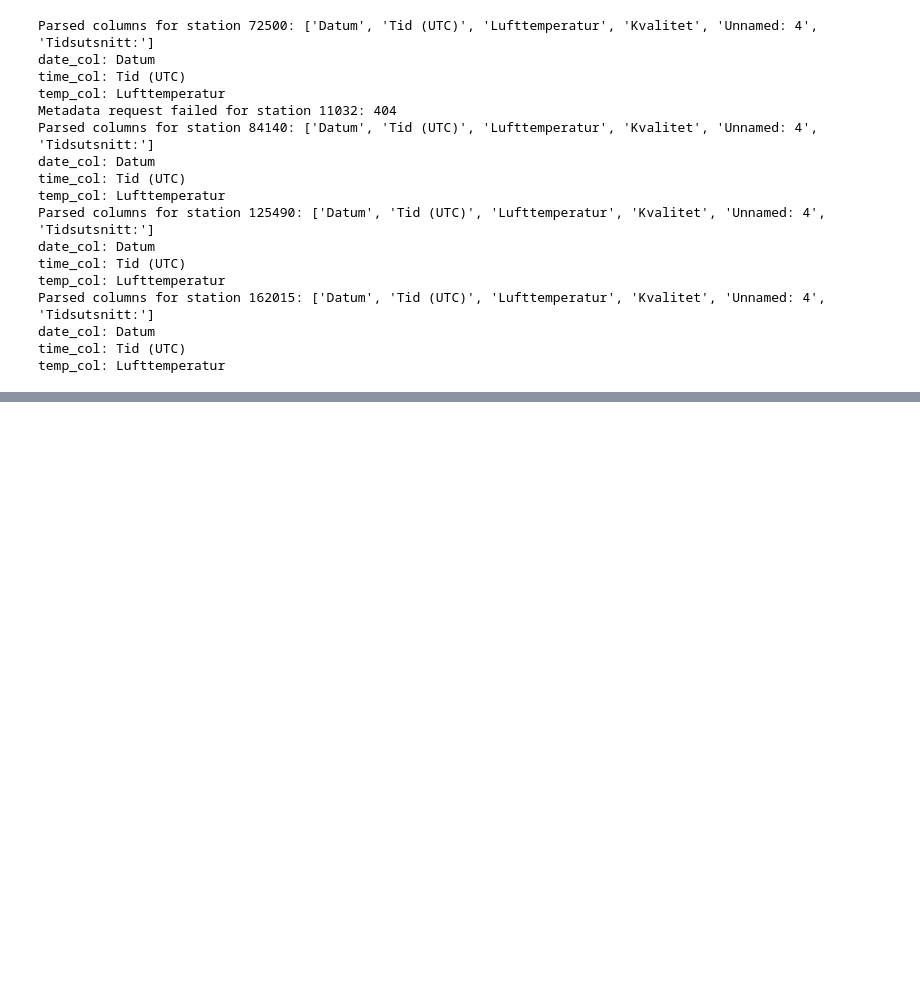
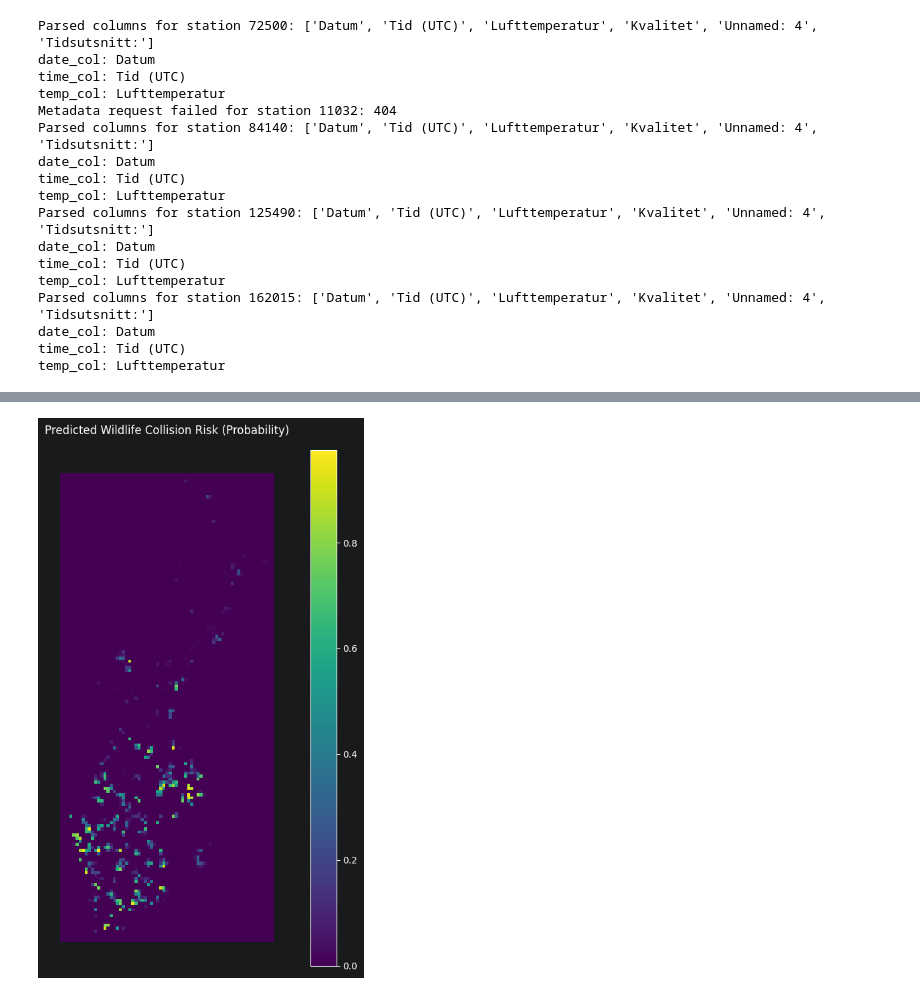
Before and after one commit to aw950309/thesis_boogaloo, a Jupyter notebook: notebooks/sample.ipynb, the cells around one changed output, grey strips where cells are left out. Saved outputs shown, nothing was run; the diff lists cells and outputs as text; code cells hidden in the pictures; blank space fills up the shorter version.

```diff
--- a/notebooks/sample.ipynb
+++ b/notebooks/sample.ipynb
@@ -794,0 +933,26 @@ model_df_clean.to_csv("C:/Users/Amanda/PycharmProjects/thesis_boogaloo/data/proc
+# %%
+model_df_clean["risk_prob"] = rf.predict_proba(model_df_clean[features])[:, 1]
+cell_risk = (
+    model_df_clean.groupby("cell_id")["risk_prob"]
+    .mean()
+    .reset_index()
+)
+grid_risk = grid.merge(cell_risk, on="cell_id", how="left")
+grid_risk["risk_prob"] = grid_risk["risk_prob"].fillna(0)
+# %%
+import matplotlib.pyplot as plt
+
+fig, ax = plt.subplots(figsize=(10, 10))
+
+grid_risk.plot(
+    column="risk_prob",
+    legend=True,
+    ax=ax
+)
+
+ax.set_title("Predicted Wildlife Collision Risk (Probability)")
+ax.set_axis_off()
+
+plt.show()
+# %% [output]
+[figure, added]
```
Also changed, not shown: parts of 28 cells of this notebook, 1 other file.
